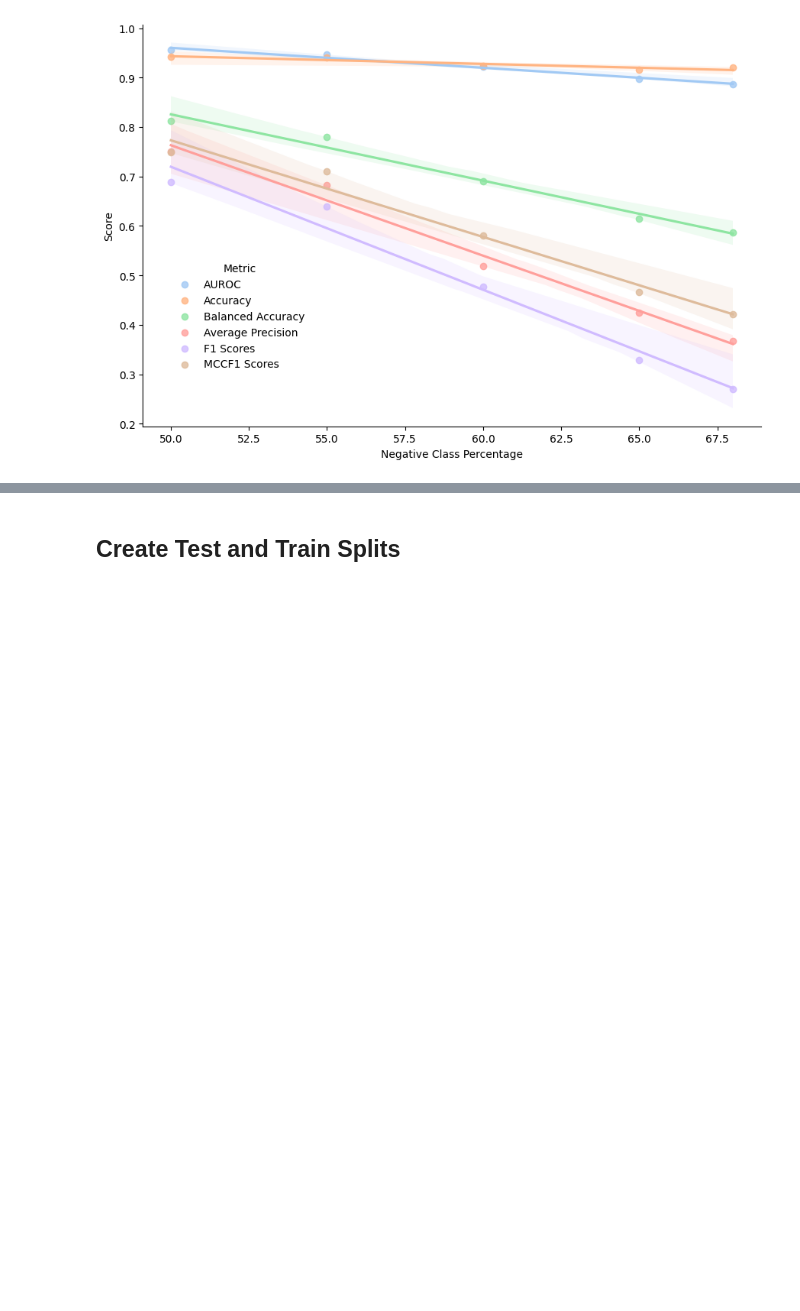
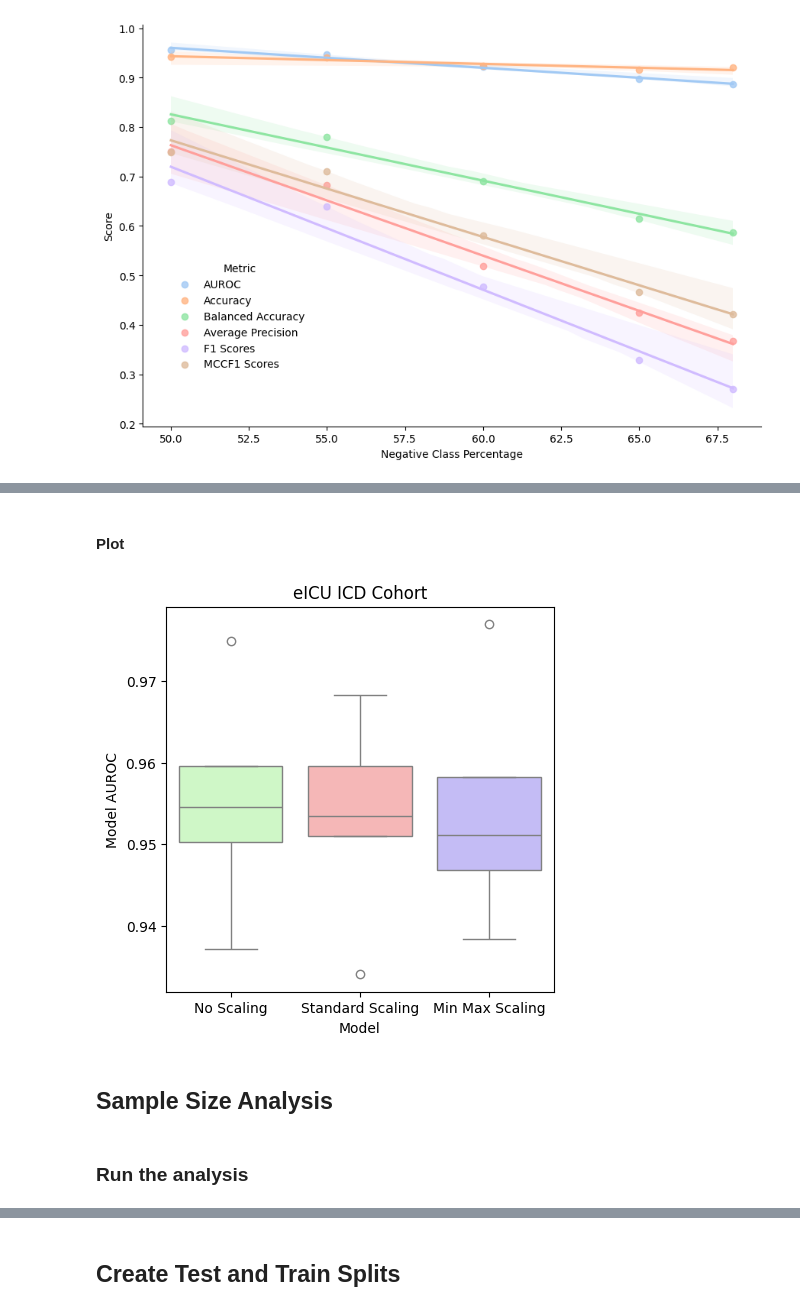
Before and after one commit to ryashpal/eICU-EHR-Pipeline, a Jupyter notebook: notebooks/sepsis_icd_cohort/experiments/05_predict_length_of_stay/analysis_gt_14_days.ipynb, the cells around one changed output, grey strips where cells are left out. Drawn from its saved outputs; the diff is of its cells as text; code cells hidden in the pictures; blank space fills up the shorter version.

Commit message:
sample size and srtandardisation analysis results

```diff
--- a/notebooks/sepsis_icd_cohort/experiments/05_predict_length_of_stay/analysis_gt_14_days.ipynb
+++ b/notebooks/sepsis_icd_cohort/experiments/05_predict_length_of_stay/analysis_gt_14_days.ipynb
@@ -297,0 +336,5 @@ plt.show()
+# %%
+import os
+
+
+dataDirName = os.environ['EICU_EHR_PIPELINE_BASE'] + '''/data/experiments/05_predict_length_of_stay/standardisation_analysis/'''
@@ -297,0 +343,17 @@ plt.show()
+# %%
+import json
+from pathlib import Path
+import pandas as pd
+
+
+data = []
+
+for file in ['wb_0_wa_8_original.json', 'wb_0_wa_8_standardised.json', 'wb_0_wa_8_scaled.json']:
+    scoresFile = Path(dataDirName, file)
+    if os.path.exists(scoresFile):
+        with open(Path(scoresFile), 'rb') as f:
+            aurocs = json.load(f)['test_roc_auc']
+            for auroc in aurocs:
+                data.append([file.split('.')[0].split('_')[4], auroc])
+boxPlotDf = pd.DataFrame(data, columns=['Scaling', 'AUROC Scores'])
+boxPlotDf
@@ -297,0 +388,20 @@ plt.show()
+# %% [markdown]
+#### Plot
+# %%
+import matplotlib.pyplot as plt
+import seaborn as sns
+
+
+plt.figure(figsize=(5, 5))
+ax = sns.boxplot(data=boxPlotDf, x='Scaling', y='AUROC Scores', hue='Scaling', palette=['#caffbf', '#ffadad', '#bdb2ff'])
+ax.set(xticklabels=['No Scaling', 'Standard Scaling', 'Min Max Scaling'])
+ax.set(xlabel='Model')
+ax.set(ylabel='Model AUROC')
+ax.set_title('eICU ICD Cohort')
+plt.show()
+# %% [output]
+[figure, added]
+# %% [markdown]
+## Sample Size Analysis
+# %% [markdown]
+### Run the analysis
```
Also changed, not shown: parts of 17 cells of this notebook.
